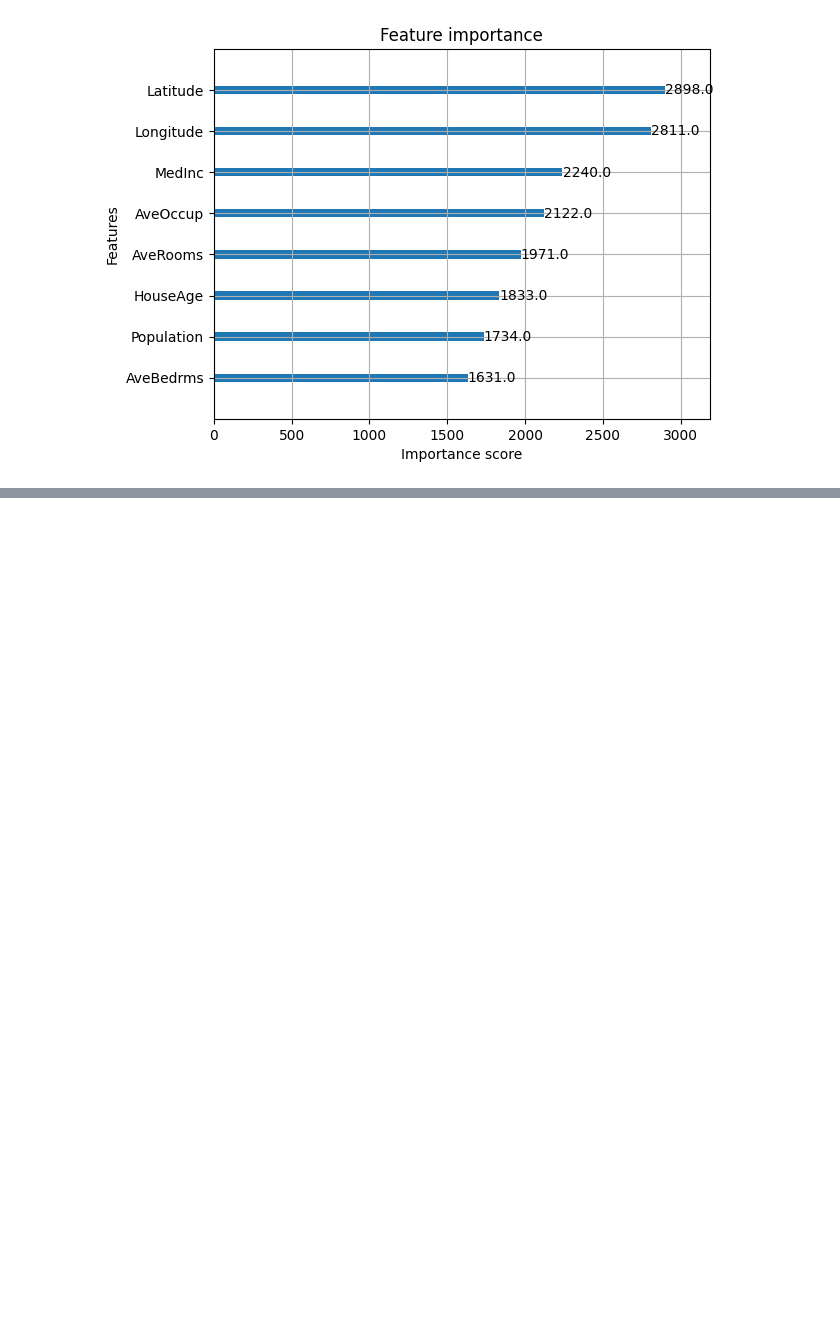
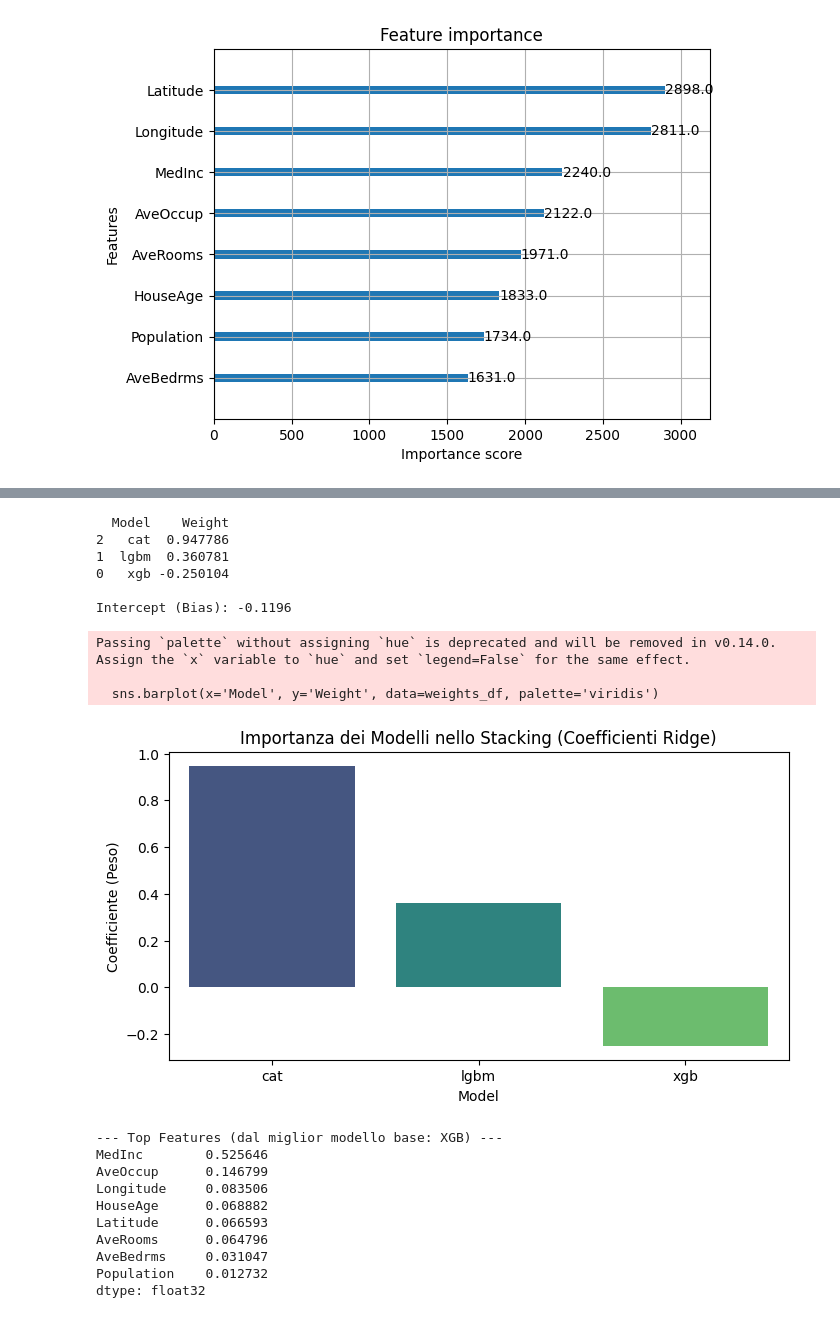
Before and after one commit to Luddachan/GuerraAntonia_DepositoCorso, a Jupyter notebook: corso python/analisi dati/analisi_dati_california.ipynb, the cells around one changed output, grey strips where cells are left out. Drawn from its saved outputs; the diff is of its cells as text; code cells hidden in the pictures; blank space fills up the shorter version.

```diff
--- a/corso python/analisi dati/analisi_dati_california.ipynb
+++ b/corso python/analisi dati/analisi_dati_california.ipynb
@@ -477,0 +605,21 @@ Miglior RMSE CV LightGBM: 0.4241980105848811
+# %%
+# ---------------------------------------------------------
+# 6. VALUTAZIONE
+# ---------------------------------------------------------
+y_pred = stacking.predict(X_test)
+final_rmse = np.sqrt(mean_squared_error(y_test, y_pred))
+final_r2 = r2_score(y_test, y_pred)
+
+print(f"\n==========================================")
+print(f" FINAL TEST SET RESULTS (STACKING)")
+print(f"==========================================")
+print(f" RMSE: {final_rmse:.5f}")
+print(f" R^2 : {final_r2:.5f}")
+print(f"==========================================")
+
+# --- 6.1 Analisi dei Coefficienti (Pesi) ---
+print("\n--- Analisi Pesi Meta-Learner (RidgeCV) ---")
+# Il RidgeCV addestra dei coefficienti per dare un peso a ogni modello base
+meta_model = stacking.final_estimator_
+model_names = [name for name, _ in stacking.estimators]
+coefficients = meta_model.coef_
@@ -477,0 +635,44 @@ Miglior RMSE CV LightGBM: 0.4241980105848811
+# %%
+# Creiamo un DataFrame per visualizzarli bene
+weights_df = pd.DataFrame({
+    'Model': model_names,
+    'Weight': coefficients
+}).sort_values(by='Weight', ascending=False)
+
+print(weights_df)
+print(f"\nIntercept (Bias): {meta_model.intercept_:.4f}")
+
+# Grafico a Barre dei Pesi
+plt.figure(figsize=(8, 4))
+sns.barplot(x='Model', y='Weight', data=weights_df, palette='viridis')
+plt.title('Importanza dei Modelli nello Stacking (Coefficienti Ridge)')
+plt.ylabel('Coefficiente (Peso)')
+plt.show()
+
+# --- 6.2 Top Features Assolute ---
+print("\n--- Top Features (dal miglior modello base: XGB) ---")
+# Recuperiamo XGBoost dall'ensemble addestrato
+xgb_fitted = stacking.estimators_[0]
+importances = pd.Series(xgb_fitted.feature_importances_, index=X_train.columns)
+print(importances.sort_values(ascending=False).head(10))
+# %% [output]
+  Model    Weight
+2   cat  0.947786
+1  lgbm  0.360781
+0   xgb -0.250104
+
+Intercept (Bias): -0.1196
+Passing `palette` without assigning `hue` is deprecated and will be removed in v0.14.0. Assign the `x` variable to `hue` and set `legend=False` for the same effect.
+
+  sns.barplot(x='Model', y='Weight', data=weights_df, palette='viridis')
+[figure, added]
+--- Top Features (dal miglior modello base: XGB) ---
+MedInc        0.525646
+AveOccup      0.146799
+Longitude     0.083506
+HouseAge      0.068882
+Latitude      0.066593
+AveRooms      0.064796
+AveBedrms     0.031047
+Population    0.012732
+dtype: float32
```
Also changed, not shown: parts of 11 cells of this notebook.
